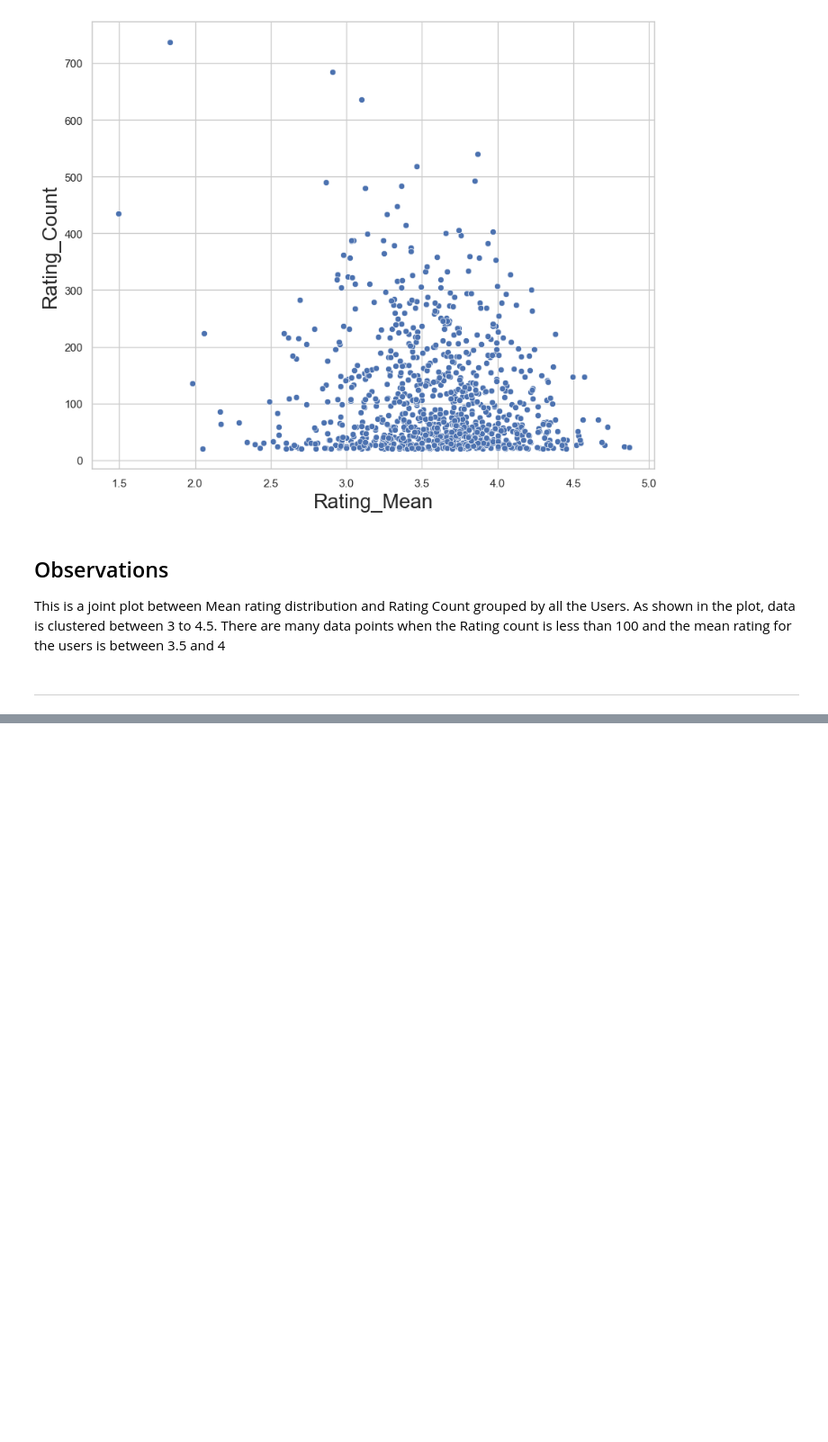
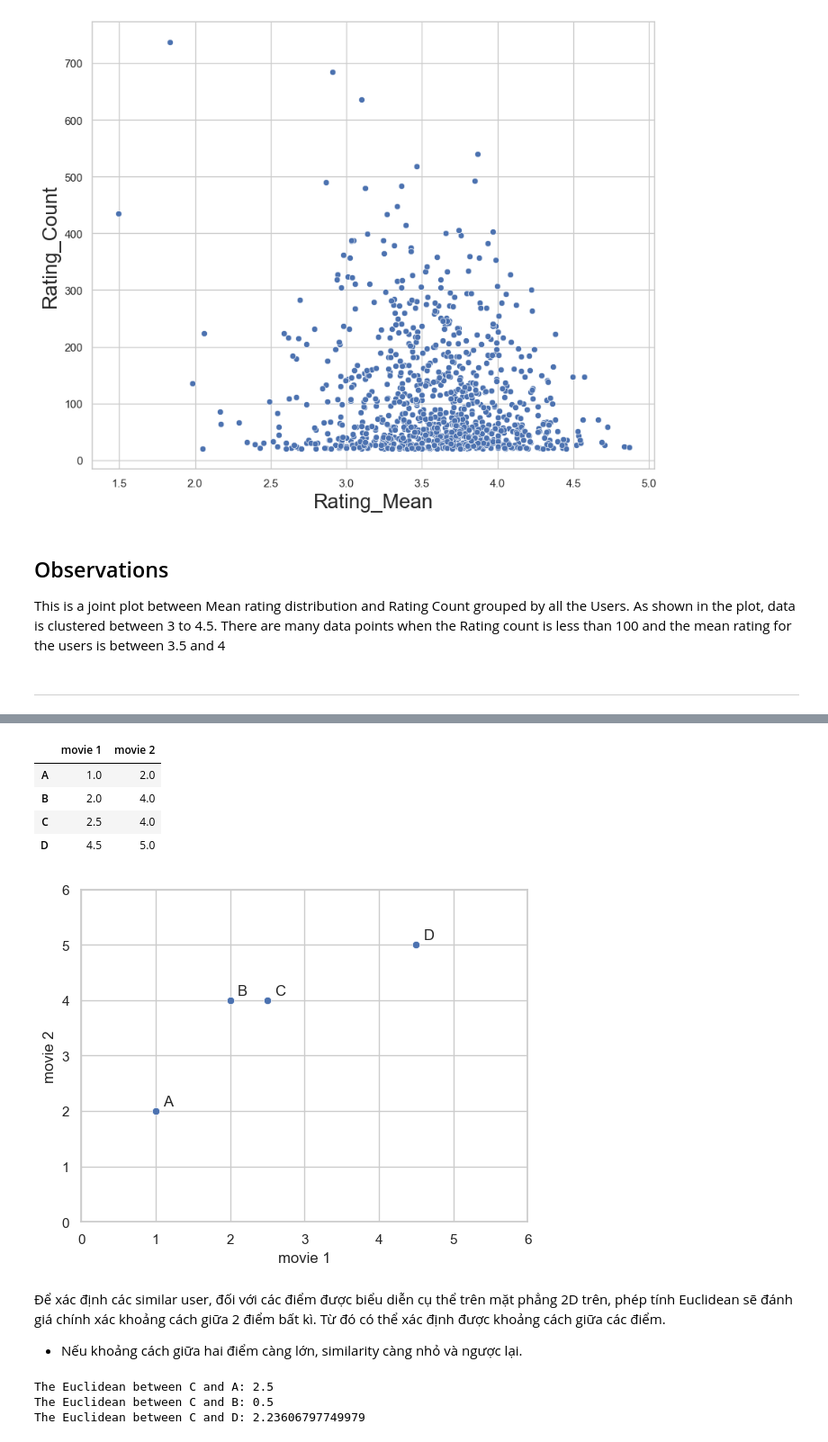
Before and after one commit to Foxxy-HCMUS/cuCF, a Jupyter notebook: Collaborative Filtering.ipynb, the cells around one changed output, grey strips where cells are left out. Shown at 90% size. Cells and saved outputs as stored; diff of their text form; code cells hidden in the pictures; blank space fills up the shorter version.

Commit message:
normalize and similarity approach for cf

```diff
--- a/Collaborative Filtering.ipynb
+++ b/Collaborative Filtering.ipynb
@@ -244,0 +257,36 @@ Recommender System sử dụng kỹ thuật Collaborative Filtering (lọc cộn
+# %%
+exdf = pd.DataFrame({'movie 1': [1.0, 2.0, 2.5, 4.5], 'movie 2': [2.0, 4.0, 4.0, 5.0]}, columns=['movie 1', 'movie 2'], index = ['A', 'B', 'C', 'D'])
+display(exdf)
+sns.scatterplot(x='movie 1', y='movie 2', data=exdf)
+for idx, row in exdf.iterrows():
+    plt.text(row['movie 1'] + 0.1, row['movie 2']+ 0.1, idx)
+plt.xlim(0, 6)
+plt.ylim(0, 6)
+plt.show()
+# %% [output]
+|  | movie 1 | movie 2 |
+| A | 1.0 | 2.0 |
+| B | 2.0 | 4.0 |
+| C | 2.5 | 4.0 |
+| D | 4.5 | 5.0 |
+[figure, added]
+# %% [markdown]
+Để xác định các similar user, đối với các điểm được biểu diễn cụ thể trên mặt phẳng 2D trên, phép tính Euclidean sẽ đánh giá chính xác khoảng cách giữa 2 điểm bất kì. Từ đó có thể xác định được khoảng cách giữa các điểm.
++ Nếu khoảng cách giữa hai điểm càng lớn, similarity càng nhỏ và ngược lại.
+# %%
+from scipy import spatial
+
+a = [1, 2]
+b = [2, 4]
+c = [2.5, 4]
+d = [4.5, 5]
+
+print('The Euclidean between C and A:', spatial.distance.euclidean(c, a))
+
+print('The Euclidean between C and B:', spatial.distance.euclidean(c, b))
+
+print('The Euclidean between C and D:', spatial.distance.euclidean(c, d))
+# %% [output]
+The Euclidean between C and A: 2.5
+The Euclidean between C and B: 0.5
+The Euclidean between C and D: 2.23606797749979
```
Also changed, not shown: parts of 11 cells of this notebook.
